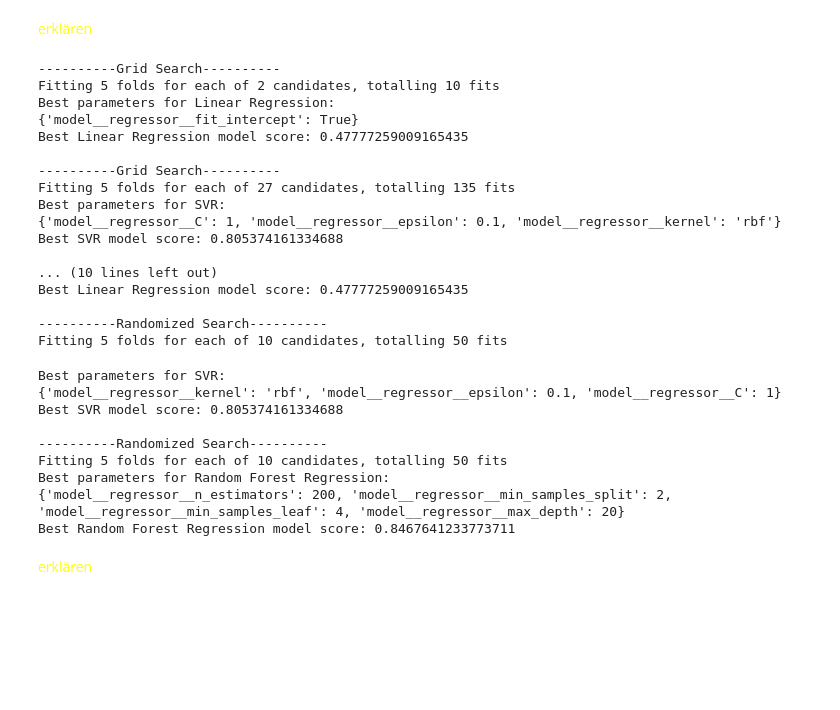
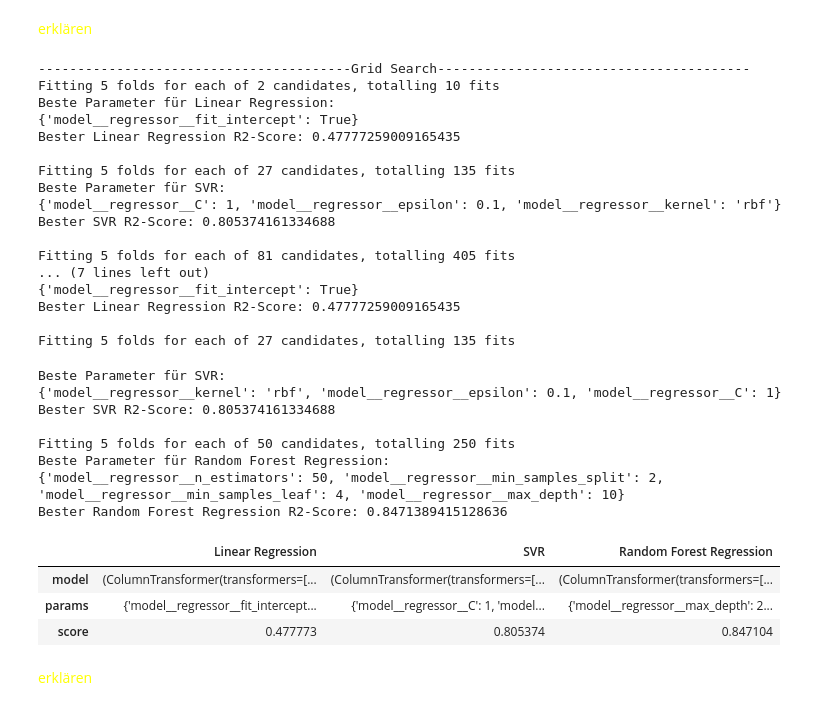
Before and after one commit to raaamk/ML_SoSe24, a Jupyter notebook: src/Assignments/Group Project/Medical Treatment Cost Estimation.ipynb, the cells around one changed output. Saved outputs shown, nothing was run; the diff lists cells and outputs as text; code cells hidden in the pictures; blank space fills up the shorter version.

```diff
--- a/src/Assignments/Group Project/Medical Treatment Cost Estimation.ipynb
+++ b/src/Assignments/Group Project/Medical Treatment Cost Estimation.ipynb
@@ -756,10 +756,15 @@ get_model_params(selected_models)
 
 <span style="color:yellow">erklären</span>
 # %%
+import warnings
 from sklearn.model_selection import GridSearchCV, RandomizedSearchCV
 
 def perform_search(X, y, models, preprocessor, cv, search_type):
     best_models = {}
+    if search_type == 'grid':
+        print('-' * 40 + 'Grid Search' + '-' * 40)
+    elif search_type == 'random':
+        print('-' * 40 + 'Random Search' + '-' * 40)
 
     for name, model, params in models:
         model_pipeline = Pipeline([('preprocessor', preprocessor), ('model', TransformedTargetRegressor(
@@ -769,11 +774,9 @@ def perform_search(X, y, models, preprocessor, cv, search_type):
         ))])
 
         if search_type == 'grid':
-            print('-' * 10 + 'Grid Search' + '-' * 10)
             search = GridSearchCV(estimator=model_pipeline, param_grid=params, cv=cv, scoring='r2', verbose=1, n_jobs=-1)
         elif search_type == 'random':
-            print('-' * 10 + 'Randomized Search' + '-' * 10)
-            search = RandomizedSearchCV(estimator=model_pipeline, param_distributions=params, n_iter=10, cv=cv, scoring='r2', verbose=1, n_jobs=-1)
+            search = RandomizedSearchCV(estimator=model_pipeline, param_distributions=params, n_iter=50, cv=cv, scoring='r2', verbose=1, n_jobs=-1)
 
         search.fit(X, y)
 
@@ -783,9 +786,9 @@ def perform_search(X, y, models, preprocessor, cv, search_type):
             'score': search.best_score_
         }
 
-        print(f"Best parameters for {name}:")
+        print(f"Beste Parameter für {name}:")
         print(search.best_params_)
-        print(f"Best {name} model score: {search.best_score_}")
+        print(f"Bester {name} R2-Score: {search.best_score_}")
         print()
 
     return best_models
@@ -818,32 +821,40 @@ models_to_search = [
 best_models_grid = perform_search(x_train, y_train, models_to_search, preprocessor, kf, 'grid')
 best_models_random = perform_search(x_train, y_train, models_to_search, preprocessor, kf, 'random')
 # %% [output]
-----------Grid Search----------
+----------------------------------------Grid Search----------------------------------------
 Fitting 5 folds for each of 2 candidates, totalling 10 fits
-Best parameters for Linear Regression:
+Beste Parameter für Linear Regression:
 {'model__regressor__fit_intercept': True}
-Best Linear Regression model score: 0.47777259009165435
+Bester Linear Regression R2-Score: 0.47777259009165435
 
-----------Grid Search----------
 Fitting 5 folds for each of 27 candidates, totalling 135 fits
-Best parameters for SVR:
+Beste Parameter für SVR:
 {'model__regressor__C': 1, 'model__regressor__epsilon': 0.1, 'model__regressor__kernel': 'rbf'}
-Best SVR model score: 0.805374161334688
+Bester SVR R2-Score: 0.805374161334688
 
-... (10 lines left out)
-Best Linear Regression model score: 0.47777259009165435
+Fitting 5 folds for each of 81 candidates, totalling 405 fits
+... (7 lines left out)
+{'model__regressor__fit_intercept': True}
+Bester Linear Regression R2-Score: 0.47777259009165435
 
-----------Randomized Search----------
-Fitting 5 folds for each of 10 candidates, totalling 50 fits
+Fitting 5 folds for each of 27 candidates, totalling 135 fits
-Best parameters for SVR:
+Beste Parameter für SVR:
 {'model__regressor__kernel': 'rbf', 'model__regressor__epsilon': 0.1, 'model__regressor__C': 1}
-Best SVR model score: 0.805374161334688
+Bester SVR R2-Score: 0.805374161334688
 
-----------Randomized Search----------
-Fitting 5 folds for each of 10 candidates, totalling 50 fits
-Best parameters for Random Forest Regression:
-{'model__regressor__n_estimators': 200, 'model__regressor__min_samples_split': 2, 'model__regressor__min_samples_leaf': 4, 'model__regressor__max_depth': 20}
-Best Random Forest Regression model score: 0.8467641233773711
+Fitting 5 folds for each of 50 candidates, totalling 250 fits
+Beste Parameter für Random Forest Regression:
+{'model__regressor__n_estimators': 50, 'model__regressor__min_samples_split': 2, 'model__regressor__min_samples_leaf': 4, 'model__regressor__max_depth': 10}
+Bester Random Forest Regression R2-Score: 0.8471389415128636
+# %%
+best_models_grid_df = pd.DataFrame(best_models_grid)
+# %%
+best_models_grid_df.head()
+# %% [output]
+|  | Linear Regression | SVR | Random Forest Regression |
+| model | (ColumnTransformer(transformers=[... | (ColumnTransformer(transformers=[... | (ColumnTransformer(transformers=[... |
+| params | {'model__regressor__fit_intercept... | {'model__regressor__C': 1, 'model... | {'model__regressor__max_depth': 2... |
+| score | 0.477773 | 0.805374 | 0.847104 |
 # %% [markdown]
 <span style="color:yellow">erklären</span>
 # %% [markdown]
```
Also changed, not shown: parts of 3 cells of this notebook.
